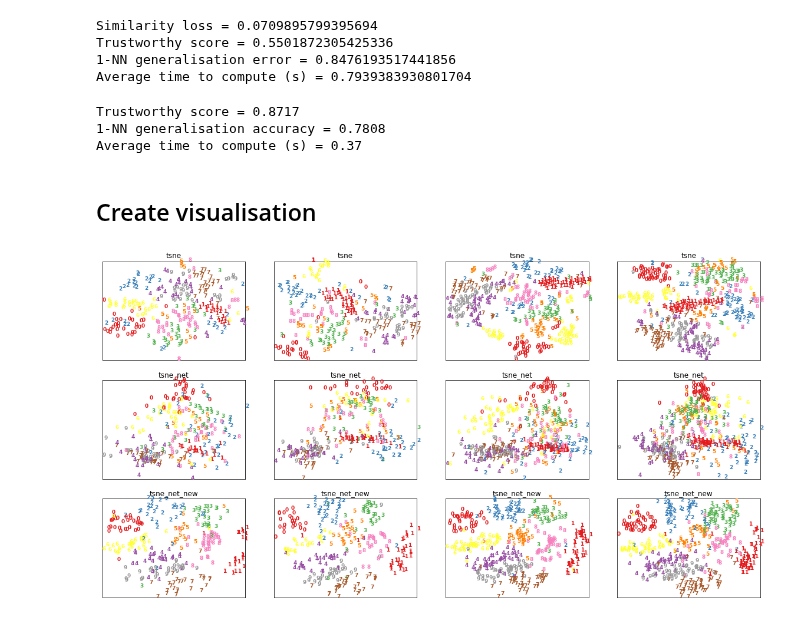
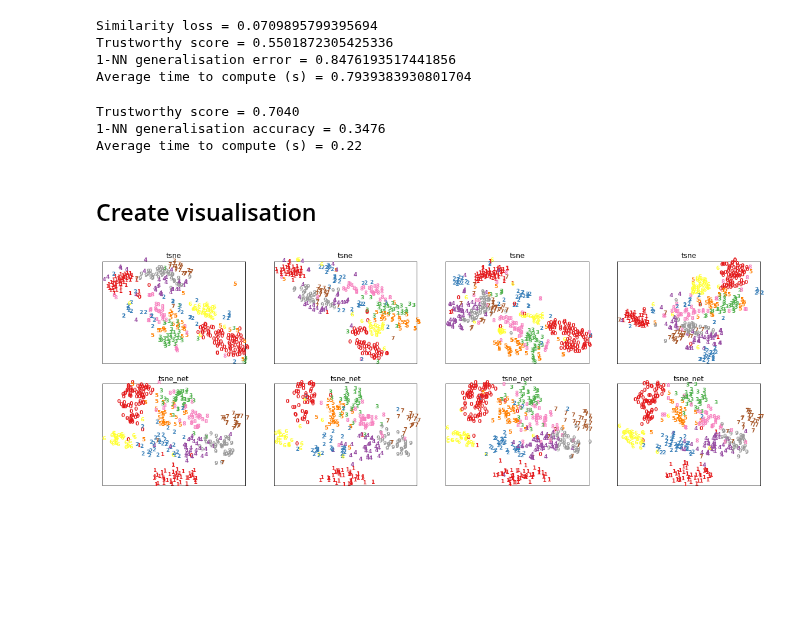
Before and after one commit to leowyy/fyp-graph-clustering, a Jupyter notebook: evaluation_test.ipynb, the cells around one changed output. Drawn from its saved outputs; the diff is of its cells as text; code cells hidden in the pictures; blank space fills up the shorter version.

```diff
--- a/evaluation_test.ipynb
+++ b/evaluation_test.ipynb
@@ -24,7 +24,7 @@ from core.DimReduction import DimReduction
 # %%
 if torch.cuda.is_available():
     print('cuda available')
-    device = 'gpu'
+    device = 'cuda'
 else:
     print('cuda not available')
     device = 'cpu'
@@ -106,7 +109,8 @@ Average time to compute (s) = 0.7939383930801704
 # %%
 # Graph net
 net = GraphConvNet2(net_parameters)
-root = 'results/mnist_preprocessed_tsne1/'
+if torch.cuda.is_available(): net.cuda()
+root = 'results/mnist_preprocessed_tsne2/'
 filename = root + 'graph_net5.pkl'
 checkpoint = torch.load(filename, map_location=device)
 net.load_state_dict(checkpoint['state_dict'])
@@ -116,9 +120,9 @@ print("Trustworthy score = {:.4f}".format(trustworthiness))
 print("1-NN generalisation accuracy = {:.4f}".format(one_nn))
 print("Average time to compute (s) = {:.2f}".format(time_elapsed))
 # %% [output]
-Trustworthy score = 0.8717
-1-NN generalisation accuracy = 0.7808
-Average time to compute (s) = 0.37
+Trustworthy score = 0.7040
+1-NN generalisation accuracy = 0.3476
+Average time to compute (s) = 0.22
 # %% [markdown]
 ## Create visualisation
 # %%
@@ -129,33 +134,37 @@ checkpoint = torch.load(filename, map_location=device)
 test_net_1.load_state_dict(checkpoint['state_dict'])
 # %%
 test_net_2 = GraphConvNet2(net_parameters)
-root = 'results/mnist_preprocessed_tsne1/'
+if torch.cuda.is_available(): test_net_2.cuda()
+root = 'results/usps_preprocessed_tsne2/'
 filename = root + 'graph_net5.pkl'
 checkpoint = torch.load(filename, map_location=device)
 test_net_2.load_state_dict(checkpoint['state_dict'])
 # %%
-f, axarr = plt.subplots(3, 4, sharex='col', sharey='row', figsize=(20, 10.5))
+f, axarr = plt.subplots(2, 4, sharex='col', sharey='row', figsize=(20, 7))
 dim_red = DimReduction(n_components=2)
 
 for i in range(4):
     G = all_test_data[i]
     labels = [int(l) for l in G.labels]
     X = G.data.view(G.data.shape[0], -1).numpy()
 
-    # Spectral
+    # tsne
     X_emb1 = dim_red.fit_transform(X, 'tsne', labels)
     plot_embedding_subplot(axarr[0,i], X_emb1, labels=labels, title='tsne')
 
-    # Spectral net
-    y_pred = test_net_1.forward(G).detach().numpy()
+    # Net
+    if torch.cuda.is_available():
+        y_pred = test_net_2.forward(G).cpu().detach().numpy()
+    else:
+        y_pred = test_net_2.forward(G).detach().numpy()
     plot_embedding_subplot(axarr[1,i], y_pred, labels=labels, title='tsne_net')
 
 #     # tsne
 #     X_emb2 = dim_red.fit_transform(X, 'oracle_shuffle', labels)
 #     plot_embedding_subplot(axarr[2,i], X_emb2, labels=labels, title='oracle_shuffle')
 
-    # tsne net
-    y_pred = test_net_2.forward(G).detach().numpy()
-    plot_embedding_subplot(axarr[2,i], y_pred, labels=labels, title='tsne_net_new')
+#     # tsne net
+#     y_pred = test_net_2.forward(G).detach().numpy()
+#     plot_embedding_subplot(axarr[2,i], y_pred, labels=labels, title='tsne_net_new')
 # %% [output]
-[figure, old version]
+[figure, new version]
```
Also changed, not shown: parts of 4 cells of this notebook, 2 other files.
